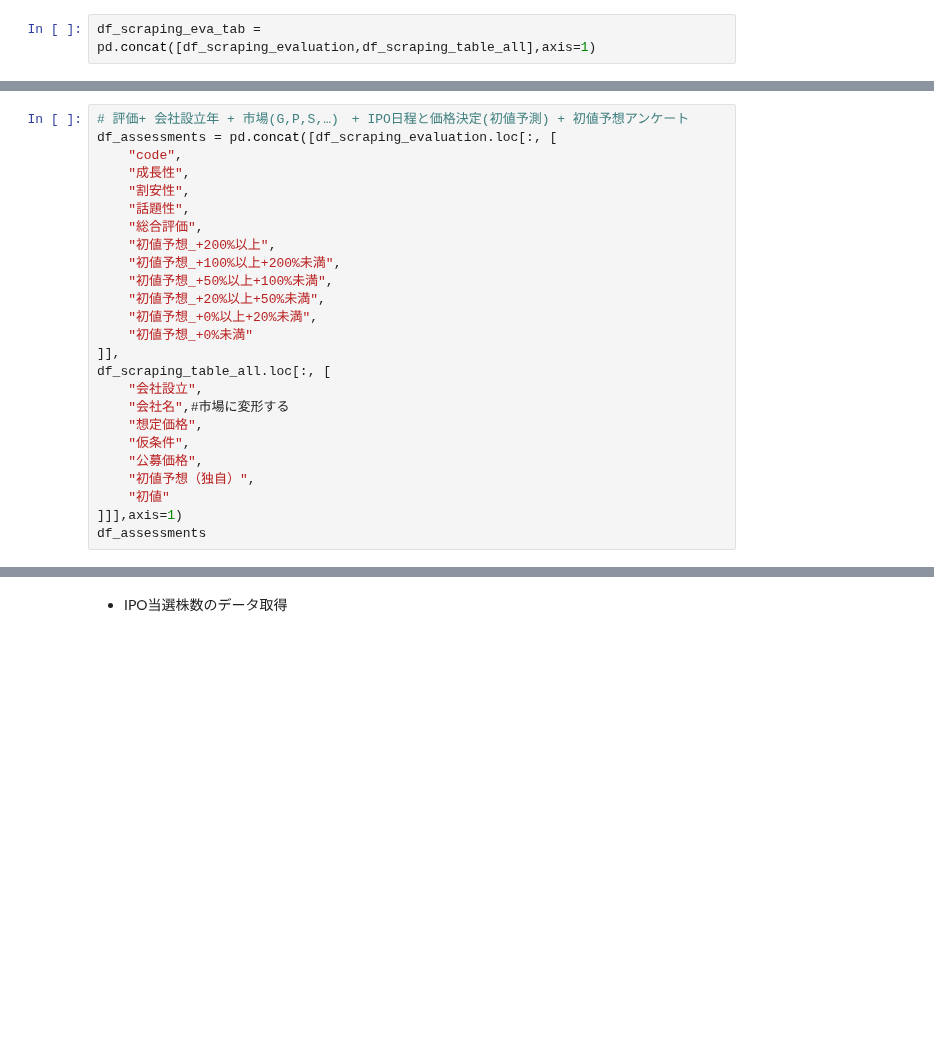
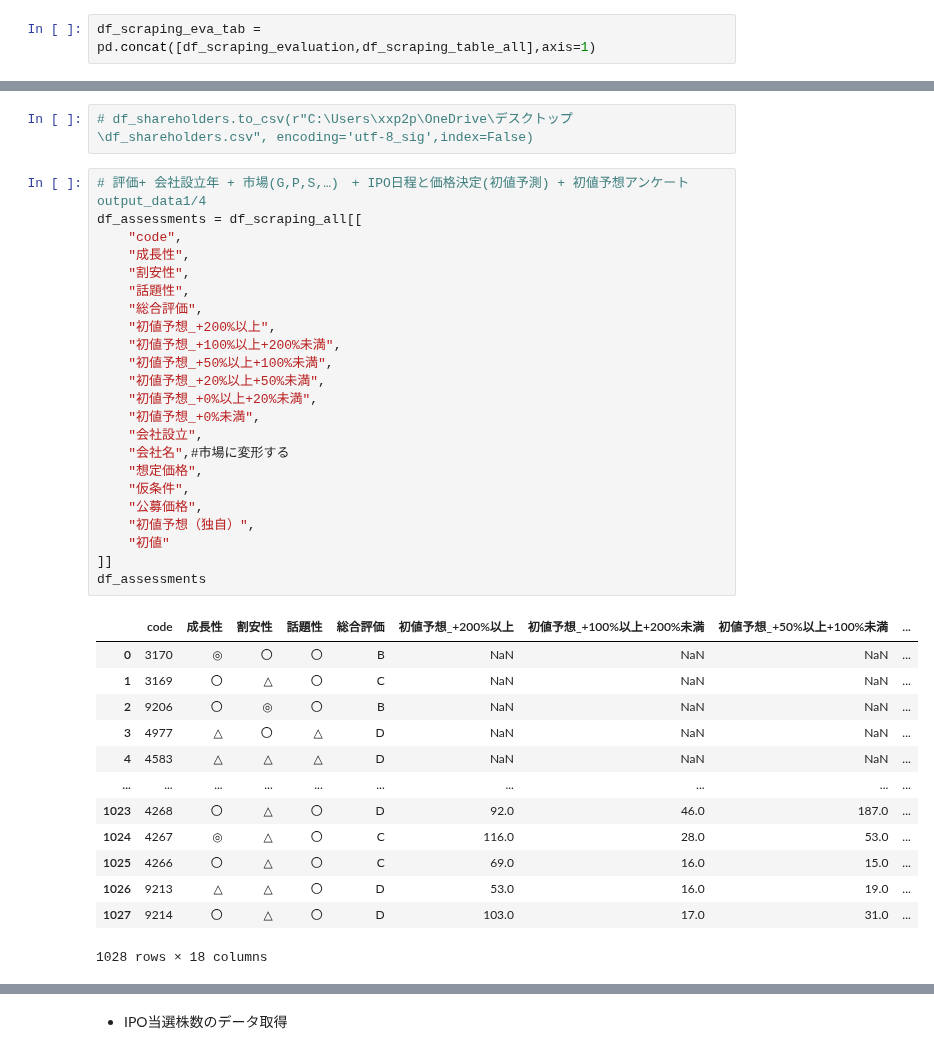
Before and after one commit to ryota1215/stock_tools, a Jupyter notebook: notebook/scraping_ipo.ipynb, the cells around one changed output, grey strips where cells are left out. Drawn from its saved outputs; the diff is of its cells as text; blank space fills up the shorter version.

```diff
--- a/notebook/scraping_ipo.ipynb
+++ b/notebook/scraping_ipo.ipynb
@@ -491,25 +531,39 @@ df_scraping_all
+# %%
+# df_shareholders.to_csv(r"C:\Users\xxp2p\OneDrive\デスクトップ\df_shareholders.csv", encoding='utf-8_sig',index=False)
 # %%
-# 評価+ 会社設立年 + 市場(G,P,S,…)　+ IPO日程と価格決定(初値予測) + 初値予想アンケート
-df_assessments = pd.concat([df_scraping_evaluation.loc[:, [
+# 評価+ 会社設立年 + 市場(G,P,S,…)　+ IPO日程と価格決定(初値予測) + 初値予想アンケート output_data1/4
+df_assessments = df_scraping_all[[
     "code",
     "成長性",
     "割安性",
     "話題性",
     "総合評価",
     "初値予想_+200%以上",
     "初値予想_+100%以上+200%未満",
     "初値予想_+50%以上+100%未満",
     "初値予想_+20%以上+50%未満",
     "初値予想_+0%以上+20%未満",
-    "初値予想_+0%未満"
-]],
-df_scraping_table_all.loc[:, [
+    "初値予想_+0%未満",
     "会社設立",
     "会社名",#市場に変形する
     "想定価格",
     "仮条件",
     "公募価格",
     "初値予想（独自）",
     "初値"
-]]],axis=1)
+]]
 df_assessments
+# %% [output]
+|  | code | 成長性 | 割安性 | 話題性 | 総合評価 | 初値予想_+200%以上 | 初値予想_+100%以上+200%未満 | 初値予想_+50%以上+100%未満 | ... |
+| 0 | 3170 | ◎ | 〇 | 〇 | B | NaN | NaN | NaN | ... |
+| 1 | 3169 | 〇 | △ | 〇 | C | NaN | NaN | NaN | ... |
+| 2 | 9206 | 〇 | ◎ | 〇 | B | NaN | NaN | NaN | ... |
+| 3 | 4977 | △ | 〇 | △ | D | NaN | NaN | NaN | ... |
+| 4 | 4583 | △ | △ | △ | D | NaN | NaN | NaN | ... |
+| ... | ... | ... | ... | ... | ... | ... | ... | ... | ... |
+| 1023 | 4268 | 〇 | △ | 〇 | D | 92.0 | 46.0 | 187.0 | ... |
+| 1024 | 4267 | ◎ | △ | 〇 | C | 116.0 | 28.0 | 53.0 | ... |
+| 1025 | 4266 | 〇 | △ | 〇 | C | 69.0 | 16.0 | 15.0 | ... |
+| 1026 | 9213 | △ | △ | 〇 | D | 53.0 | 16.0 | 19.0 | ... |
+| 1027 | 9214 | 〇 | △ | 〇 | D | 103.0 | 17.0 | 31.0 | ... |
+1028 rows × 18 columns
```
Also changed, not shown: parts of 46 cells of this notebook.
